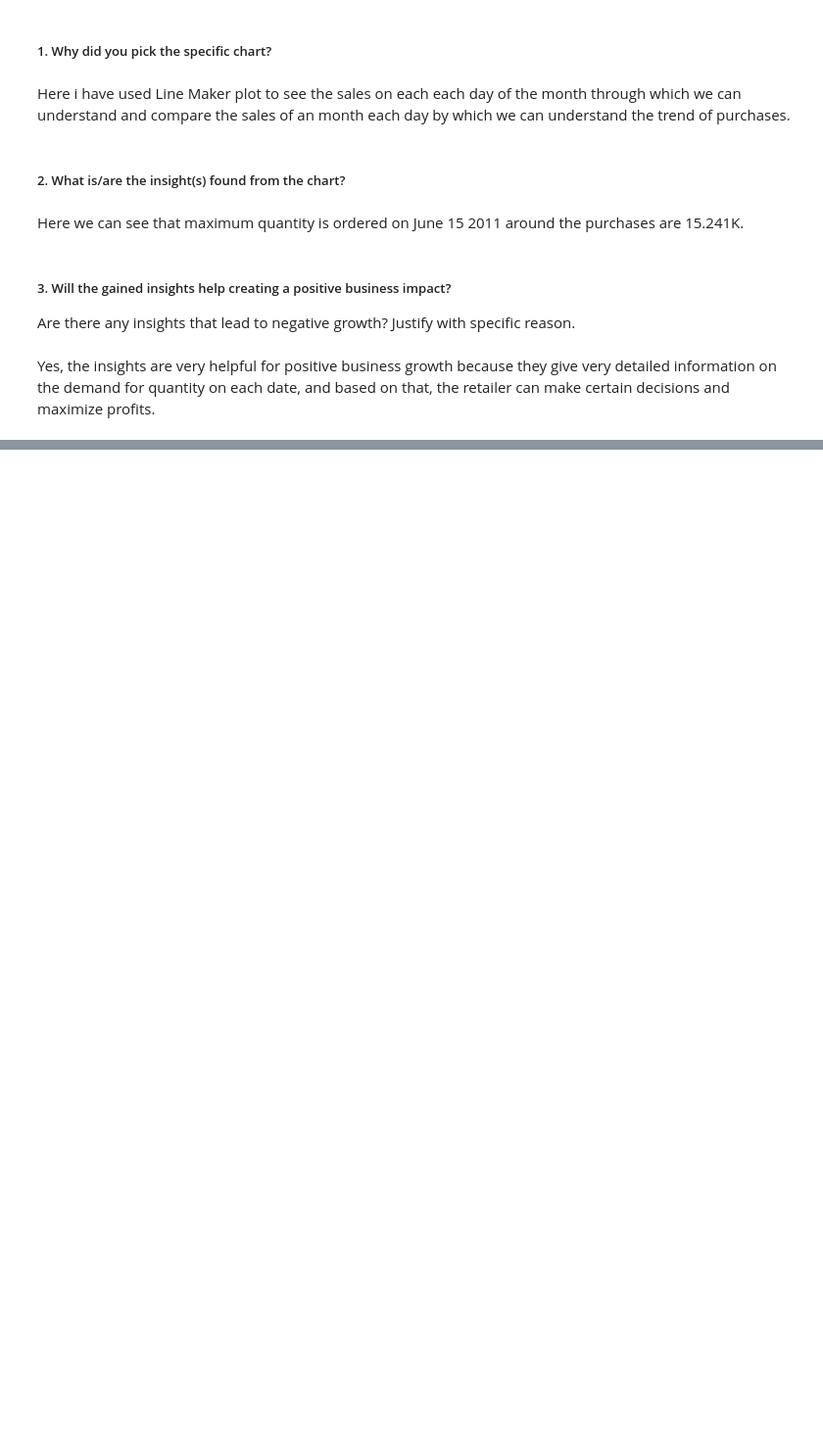
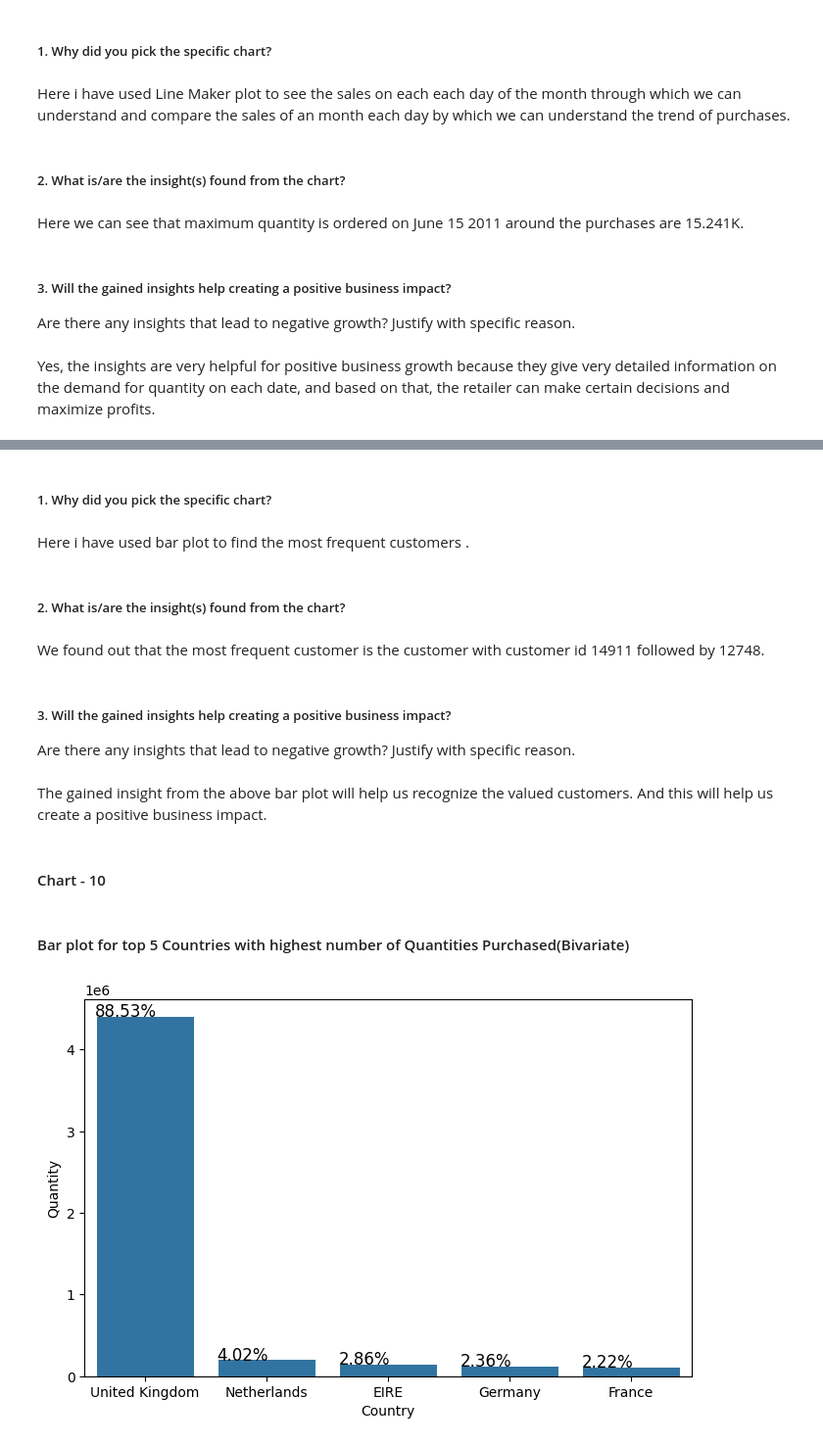
Before and after one commit to Madhukargoud2197/Myntra_Online_Retail_Segmentation_Project, a Jupyter notebook: Myntra_Online_Retail_Customer_Segmentation_Project.ipynb, the cells around one changed output, grey strips where cells are left out. Shown at 98% size. Cells and saved outputs as stored; diff of their text form; code cells hidden in the pictures; blank space fills up the shorter version.

```diff
--- a/Myntra_Online_Retail_Customer_Segmentation_Project.ipynb
+++ b/Myntra_Online_Retail_Customer_Segmentation_Project.ipynb
@@ -930,0 +948,33 @@ Yes, the insights are very helpful for positive business growth because they giv
+# %% [markdown]
+##### 1. Why did you pick the specific chart?
+# %% [markdown]
+Here i have used bar plot to find the most frequent customers .
+# %% [markdown]
+##### 2. What is/are the insight(s) found from the chart?
+# %% [markdown]
+We found out that the most frequent customer is the customer with customer id 14911 followed by 12748.
+# %% [markdown]
+##### 3. Will the gained insights help creating a positive business impact?
+Are there any insights that lead to negative growth? Justify with specific reason.
+# %% [markdown]
+The gained insight from the above bar plot will help us recognize the valued customers. And this will help us create a positive business impact.
+# %% [markdown]
+#### Chart - 10
+# %% [markdown]
+#### Bar plot for top 5 Countries with highest number of Quantities Purchased(Bivariate)
+# %%
+# Plotting a bar plot for top countries with most number of purchases
+top_countries = df.groupby('Country')['Quantity'].sum().sort_values(ascending=False).head(5).reset_index()
+ax = sns.barplot(x='Country', y='Quantity', data=top_countries)
+
+# Lets get percentages on the top of the bars
+totals = []
+for i in ax.patches :
+  totals.append(i.get_height())
+  total = sum(totals)
+for i in ax.patches :
+  ax.text(i.get_x() - .01, i.get_height() + .5, \
+          str(round((i.get_height()/total)* 100, 2)) + '%', fontsize = 12)
+plt.show()
+# %% [output]
+[figure, added]
```
Also changed, not shown: parts of 37 cells of this notebook.
